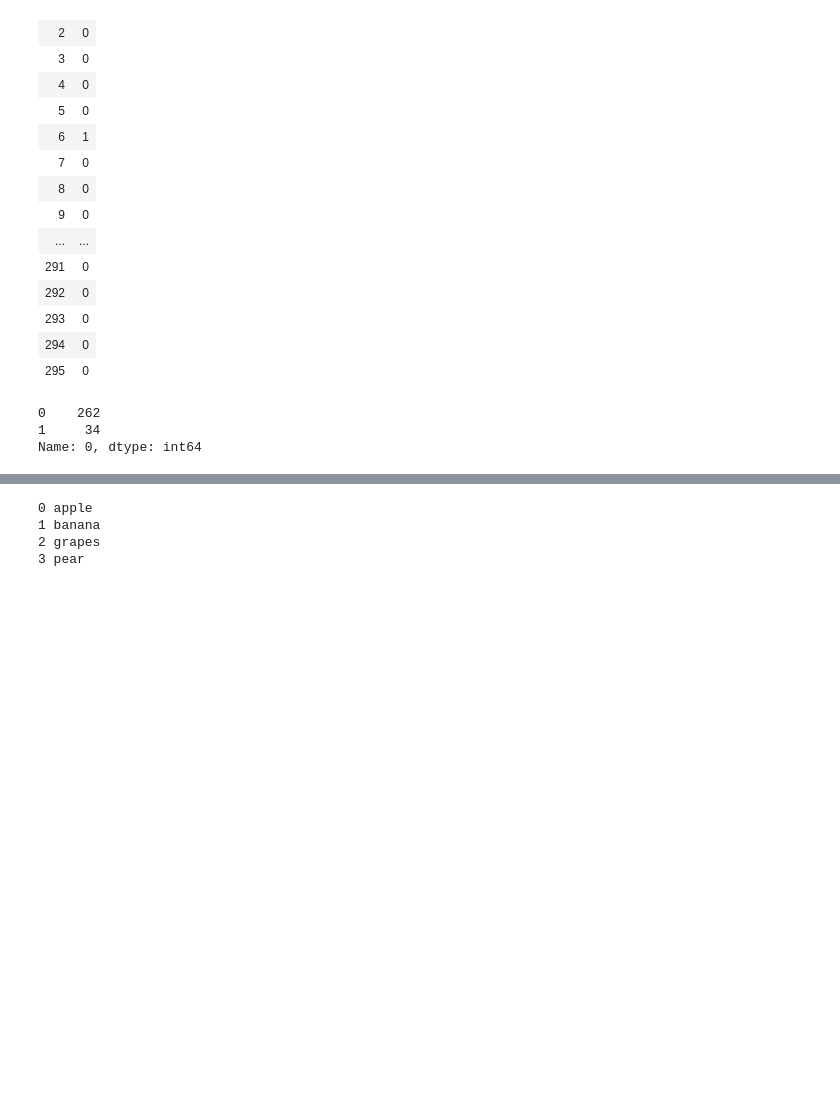
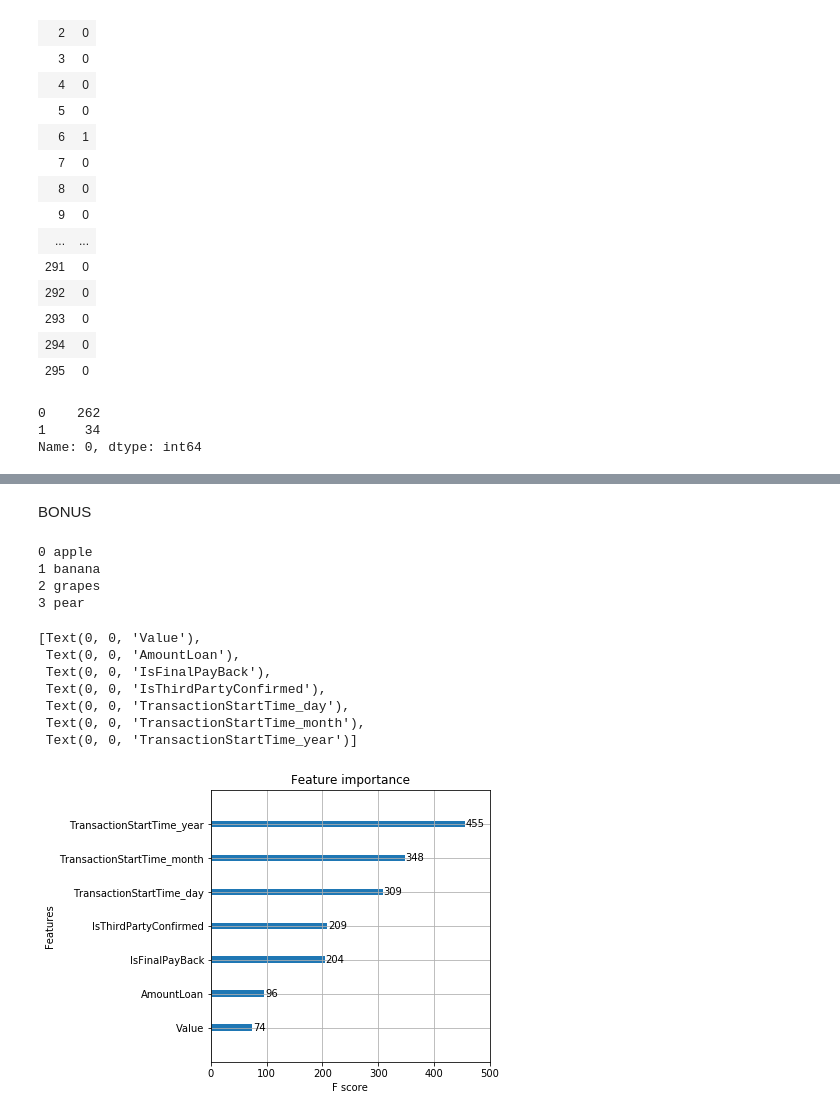
Before and after one commit to tinwilliam/inclusionFinanciere, a Jupyter notebook: essai pour client score.ipynb, the cells around one changed output, grey strips where cells are left out. Drawn from its saved outputs; the diff is of its cells as text; code cells hidden in the pictures; blank space fills up the shorter version.

```diff
--- a/essai pour client score.ipynb
+++ b/essai pour client score.ipynb
@@ -375,0 +431,15 @@ test_data shape :  (905, 1382)
+# %%
+""" Applying Logistic Regression algorithm """
+
+logreg = LogisticRegression()
+logreg.fit(X_train,y_train)
+
+
+y_pred_reg_train = logreg.predict(X_train)
+y_pred_reg_test = logreg.predict(X_test)
+
+acc_reg_train = accuracy_score(y_train, y_pred_reg_train)
+acc_reg_test = accuracy_score(y_test, y_pred_reg_test)
+
+print(" logistic regression on train set : {:.2f}%".format((acc_reg_train*100)))
+print(" logistic regression on test set : {:.2f}%".format((acc_reg_test*100)))
@@ -376,11 +491,24 @@ test_data shape :  (905, 1382)
 # %%
 """ applying XGBoost algorithm """
-xgb = XGBClassifier(max_depth=10)
+xgb = XGBClassifier(booster = 'gbtree',
+    eta=0.2,
+    gamma = 0,
+    max_depth=15,
+    colsample_bytree=0.9,
+    min_child_weight=1,
+    subsample = 1,
+    learning_rate=0.05,
+    n_estimators=100,
+    objective = "binary:logistic",
+    random_state=42)
 xgb.fit(X_train, y_train)
-y_pred_train = xgb.predict(X_train)
-y_pred_test = xgb.predict(X_test)
-acc_train = accuracy_score(y_train, y_pred_train)
-acc_test = accuracy_score(y_test, y_pred_test)
-print(" xgboost on train set : {:.2f}%".format((acc_train*100)))
-print(" xgboost on test set : {:.2f}%".format((acc_test*100)))
+
+y_pred_xgb_train = xgb.predict(X_train)
+y_pred_xgb_test = xgb.predict(X_test)
+
+acc_xgb_train = accuracy_score(y_train, y_pred_xgb_train)
+acc_xgb_test = accuracy_score(y_test, y_pred_xgb_test)
+
+print(" xgboost on train set : {:.2f}%".format((acc_xgb_train*100)))
+print(" xgboost on test set : {:.2f}%".format((acc_xgb_test*100)))
 # %% [output]
@@ -447,3 +626,5 @@ weighted avg       0.97      0.97      0.97       296
+# %% [markdown]
+BONUS
 # %%
 my_list = ['apple', 'banana', 'grapes', 'pear']
 for c, value in enumerate(my_list):
@@ -453,3 +634,15 @@ for c, value in enumerate(my_list):
 1 banana
 2 grapes
 3 pear
+# %%
+fig, ax = plt.subplots(1,1,figsize=(5,5))
+xgbo.plot_importance(xgb,max_num_features = 7, ax=ax).set_yticklabels(features)
+# %% [output]
+[Text(0, 0, 'Value'),
+ Text(0, 0, 'AmountLoan'),
+ Text(0, 0, 'IsFinalPayBack'),
+ Text(0, 0, 'IsThirdPartyConfirmed'),
+ Text(0, 0, 'TransactionStartTime_day'),
+ Text(0, 0, 'TransactionStartTime_month'),
+ Text(0, 0, 'TransactionStartTime_year')]
+[figure, added]
```
Also changed, not shown: parts of 23 cells of this notebook.
